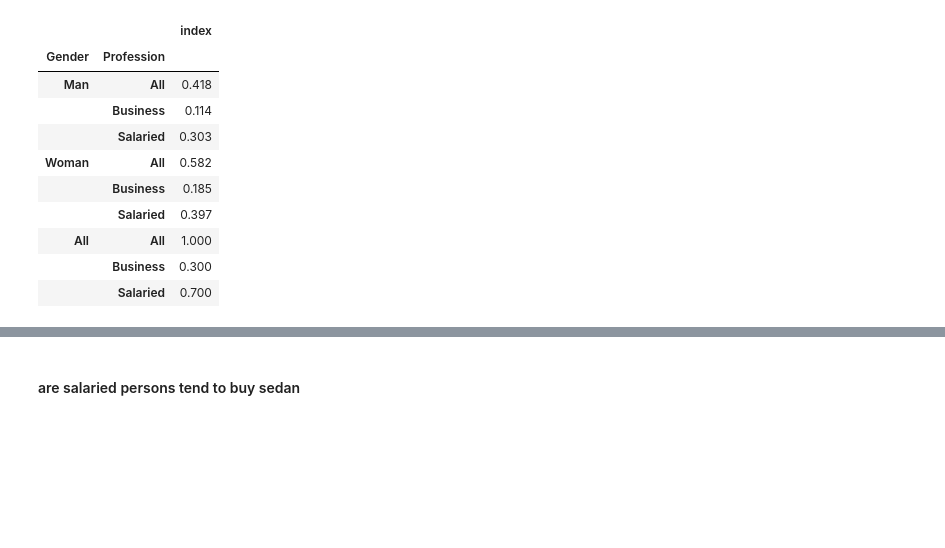
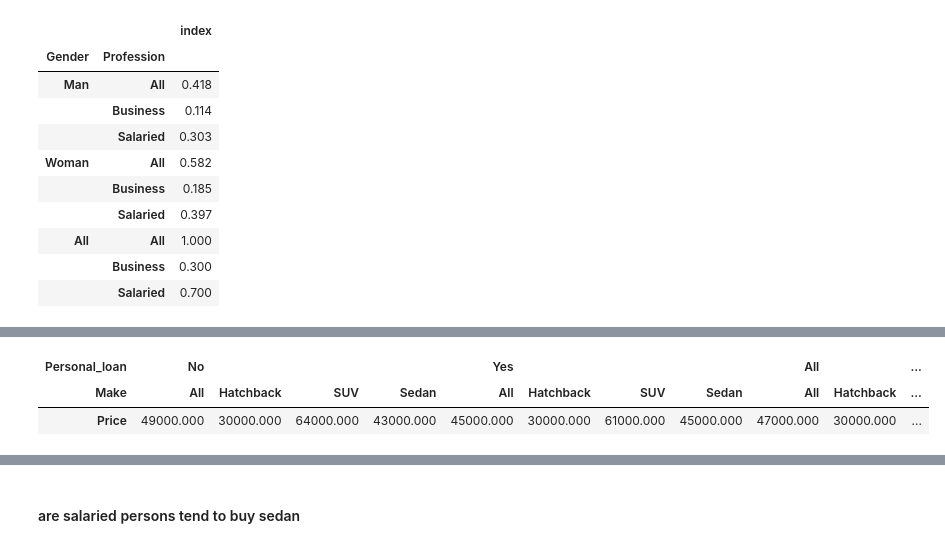
Before and after one commit to devopsopenshift/python, a Jupyter notebook: coded_project/AUSTO-1-4.ipynb, the cells around one changed output, grey strips where cells are left out. Cells and saved outputs as stored; diff of their text form; code cells hidden in the pictures; blank space fills up the shorter version.

```diff
--- a/coded_project/AUSTO-1-4.ipynb
+++ b/coded_project/AUSTO-1-4.ipynb
@@ -535,0 +538,8 @@ table.stack('Profession')
+# %%
+table=pd.pivot_table(data, values=['Price'],index=['Personal_loan'], columns=['Make'],
+                     aggfunc={'Price':lambda p:np.nanquantile(p,0.75)}, margins=True)
+table.stack(['Make']).T
+# %% [output]
+| Personal_loan | No |  |  |  | Yes |  |  |  | All |  | ... |
+| Make | All | Hatchback | SUV | Sedan | All | Hatchback | SUV | Sedan | All | Hatchback | ... |
+| Price | 49000.000 | 30000.000 | 64000.000 | 43000.000 | 45000.000 | 30000.000 | 61000.000 | 45000.000 | 47000.000 | 30000.000 | ... |
```
Also changed, not shown: parts of 34 cells of this notebook.
